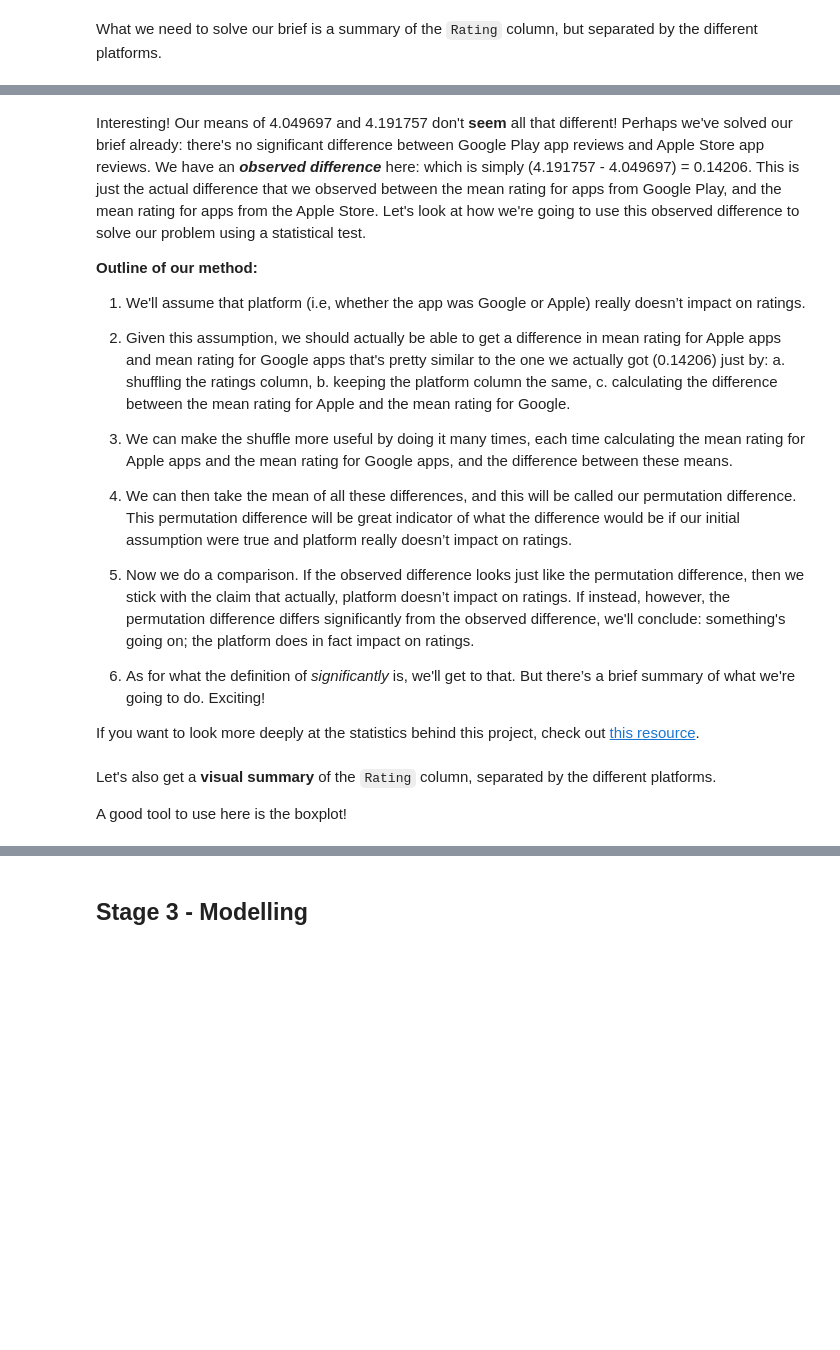
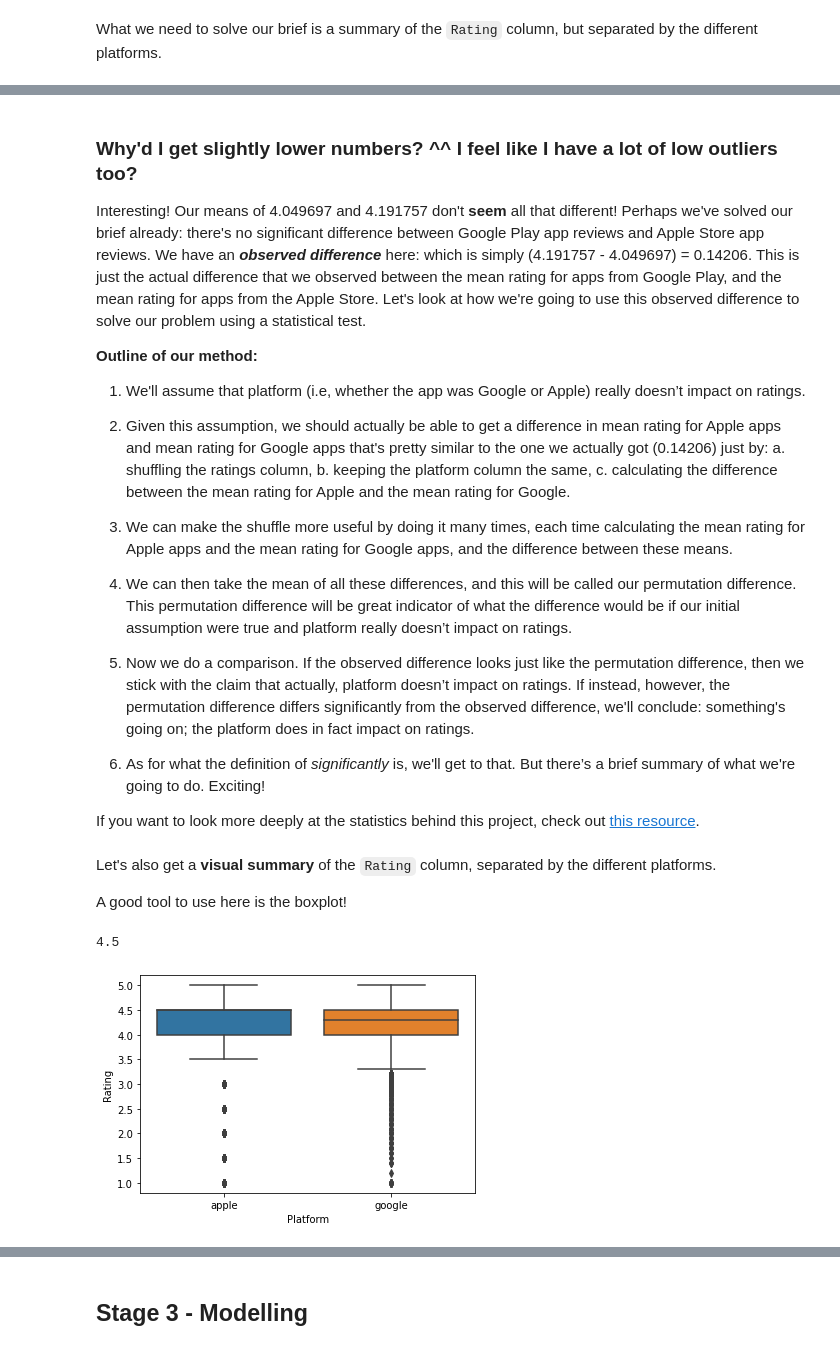
Before and after one commit to GwenToves/SpringBoard, a Jupyter notebook: Integrating Apps - Case Study/Project Files/Springboard Apps project - Tier 3 - Complete.ipynb, the cells around one changed output, grey strips where cells are left out. Drawn from its saved outputs; the diff is of its cells as text; code cells hidden in the pictures; blank space fills up the shorter version.

```diff
--- a/Integrating Apps - Case Study/Project Files/Springboard Apps project - Tier 3 - Complete.ipynb
+++ b/Integrating Apps - Case Study/Project Files/Springboard Apps project - Tier 3 - Complete.ipynb
@@ -276,10 +279,12 @@ This is an important step to unify the two datasets!
 # %%
 # Create a variable called old_names where you'll store the column names of the Apple dataframe.
 # Use the feature .columns.
-_ _ _
+old_names = Apple.columns
 
 # Create a variable called new_names where you'll store the column names of the Google dataframe.
-_ _ _
+new_names = Google.columns
 
 # Use the rename() DataFrame method to change the columns names.
-_ _ _
+# I feel like this was way simpler than using the rename() method
+Apple.columns = new_names
+Apple.head()
@@ -288,7 +300,6 @@ _ _ _
 Let's combine the two datasets into a single data frame called `df`.
 # %%
 # Let's use the append() method to append Apple to Google.
-_ _ _
-
+df = Apple.append(Google)
 # Using the sample() method with the number 12 passed to it, check 12 random points of your dataset.
-_ _ _
+df.sample(12)
@@ -298,10 +323,11 @@ _ _ _
 As you can see there are some `NaN` values. We want to eliminate all these `NaN` values from the table.
 # %%
 # Lets check first the dimesions of df before droping `NaN` values. Use the .shape feature.
-_ _ _
+print("Shape before drop:", df.shape)
 
 # Use the dropna() method to eliminate all the NaN values, and overwrite the same dataframe with the result.
-_ _ _
+df = df.dropna()
 
 # Check the new dimesions of our dataframe.
-_ _ _
+print("Shape after drop:", df.shape)
+print("# rows eliminated =", 18037 - 16563)
@@ -319,4 +351,4 @@ _ _ _
 929 apps do not have reviews, we need to eliminate these points!
 # %%
 # Eliminate the points that have 0 reviews.
-_ _ _
+df = df.drop(df.loc[df.Reviews == 0].index)
@@ -330,4 +371,6 @@ _ _ _
 # %% [markdown]
+### **Why'd I get slightly lower numbers? ^^**  I feel like I have a lot of low outliers too?
+
 Interesting! Our means of 4.049697 and 4.191757 don't **seem** all that different! Perhaps we've solved our brief already: there's no significant difference between Google Play app reviews and Apple Store app reviews. We have an ***observed difference*** here: which is simply (4.191757 - 4.049697) = 0.14206. This is just the actual difference that we observed between the mean rating for apps from Google Play, and the mean rating for apps from the Apple Store. Let's look at how we're going to use this observed difference to solve our problem using a statistical test.
 
 **Outline of our method:**
@@ -356,7 +399,16 @@ If you want to look more deeply at the statistics behind this project, check out
 Let's also get a **visual summary** of the `Rating` column, separated by the different platforms.
 
 A good tool to use here is the boxplot!
+# %%
+df.loc[df.platform == 'apple', 'Rating'].median()
+# %% [output]
+4.5
 # %%
 # Call the boxplot() method on our df.
-_ _ _
+_ = sns.boxplot(x='platform', y='Rating', data=df)
+_ = plt.xlabel('Platform')
+_ = plt.ylabel('Rating')
+plt.show()
+# %% [output]
+[figure, added]
 # %% [markdown]
```
Also changed, not shown: parts of 11 cells of this notebook.
